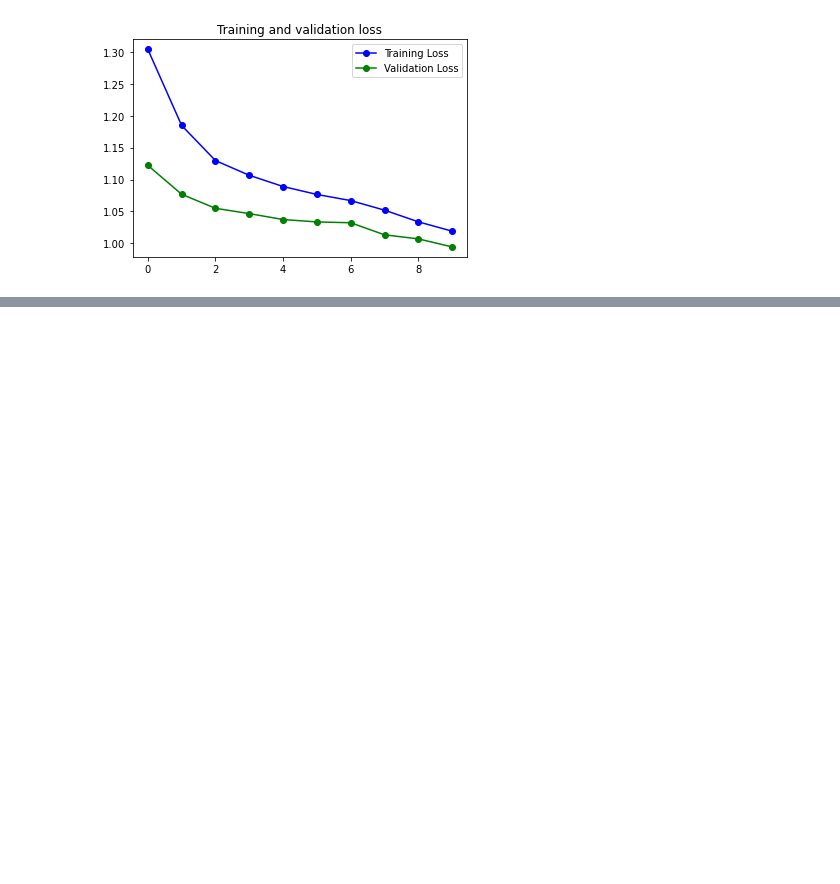
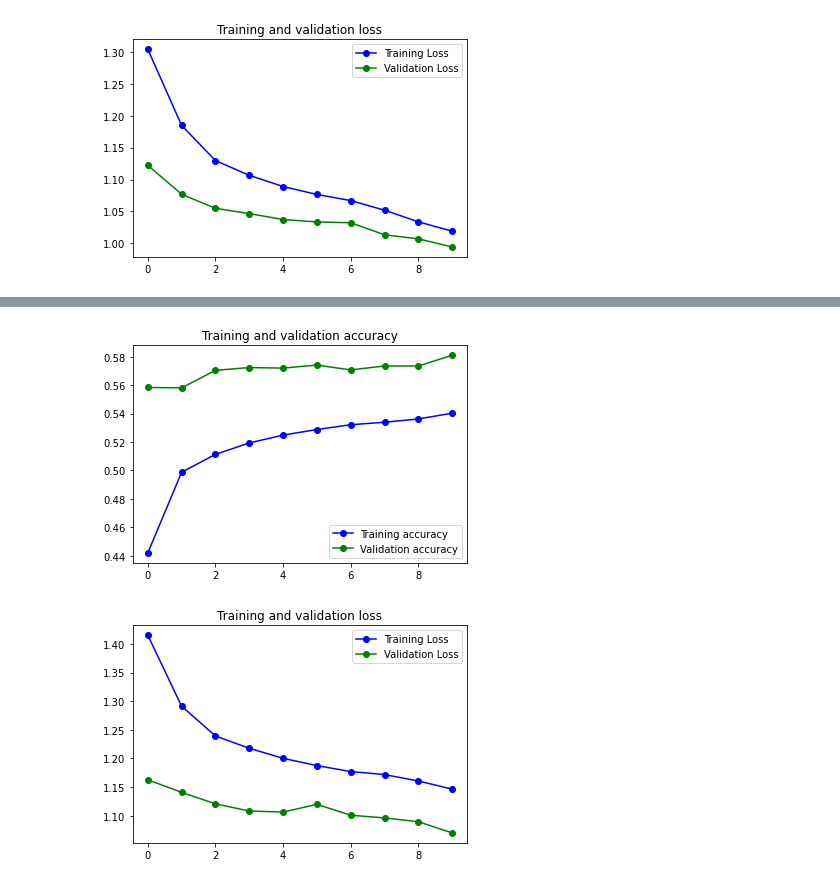
Before and after one commit to peremartra/TensorFlowCertification, a Jupyter notebook: NLPMulti.ipynb, the cells around one changed output, grey strips where cells are left out. Cells and saved outputs as stored; diff of their text form; code cells hidden in the pictures; blank space fills up the shorter version.

```diff
--- a/NLPMulti.ipynb
+++ b/NLPMulti.ipynb
@@ -154,6 +154,16 @@ def get_model(kindmodel):
             #tf.keras.layers.Bidirectional(tf.keras.layers.GRU(8,return_sequences=False)),
             tf.keras.layers.Dropout(0.4),
             tf.keras.layers.Dense(5,activation='softmax')]),
+        62:tf.keras.Sequential([
+            tf.keras.layers.Embedding(vocab_size, embedding_dim, input_length=max_length),
+            tf.keras.layers.SpatialDropout1D(0.4),
+            #tf.keras.layers.Bidirectional(tf.keras.layers.LSTM(32, dropout = 0.8, recurrent_dropout=0.8, return_sequences=True)),
+            #tf.keras.layers.Bidirectional(tf.keras.layers.LSTM(16,dropout = 0.5,recurrent_dropout=0.5,return_sequences=True)),
+            tf.keras.layers.Bidirectional(tf.keras.layers.LSTM(64, dropout = 0.8, return_sequences=True)),
+            tf.keras.layers.Bidirectional(tf.keras.layers.LSTM(32, dropout = 0.8, return_sequences=True)),
+            tf.keras.layers.Bidirectional(tf.keras.layers.GRU(8,return_sequences=False)),
+            tf.keras.layers.Dropout(0.8),
+            tf.keras.layers.Dense(5,activation='softmax')]),
     }
     return switcher.get(kindmodel, None)
 # %%
@@ -1016,3 +1026,8 @@ plot_loss_acc(history61)
 # %% [output]
 [figure]
 [figure]
+# %%
+# Build the model
+model62 = get_model(62)
+# Print the model summary
+model62.summary()
@@ -1018,0 +1052,5 @@ plot_loss_acc(history61)
+# %%
+# Set the training parameters
+model62.compile(loss='sparse_categorical_crossentropy', optimizer='adam', metrics=['accuracy'])
+history62 = model62.fit(padded, y_train, epochs=gEpochs, batch_size=512,
+          validation_data=(validation_padded, y_val))
@@ -1018,0 +1099,5 @@ plot_loss_acc(history61)
+# %%
+plot_loss_acc(history62)
+# %% [output]
+[figure, added]
+[figure, added]
```
Also changed, not shown: parts of 3 cells of this notebook.
